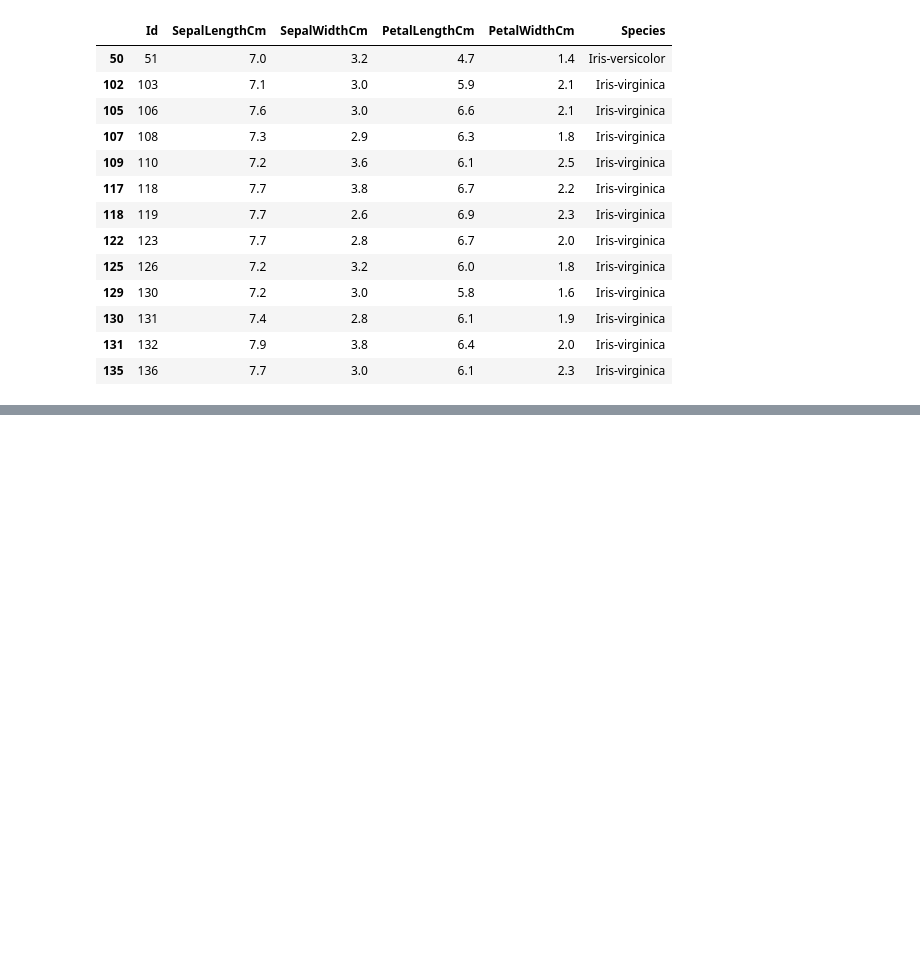
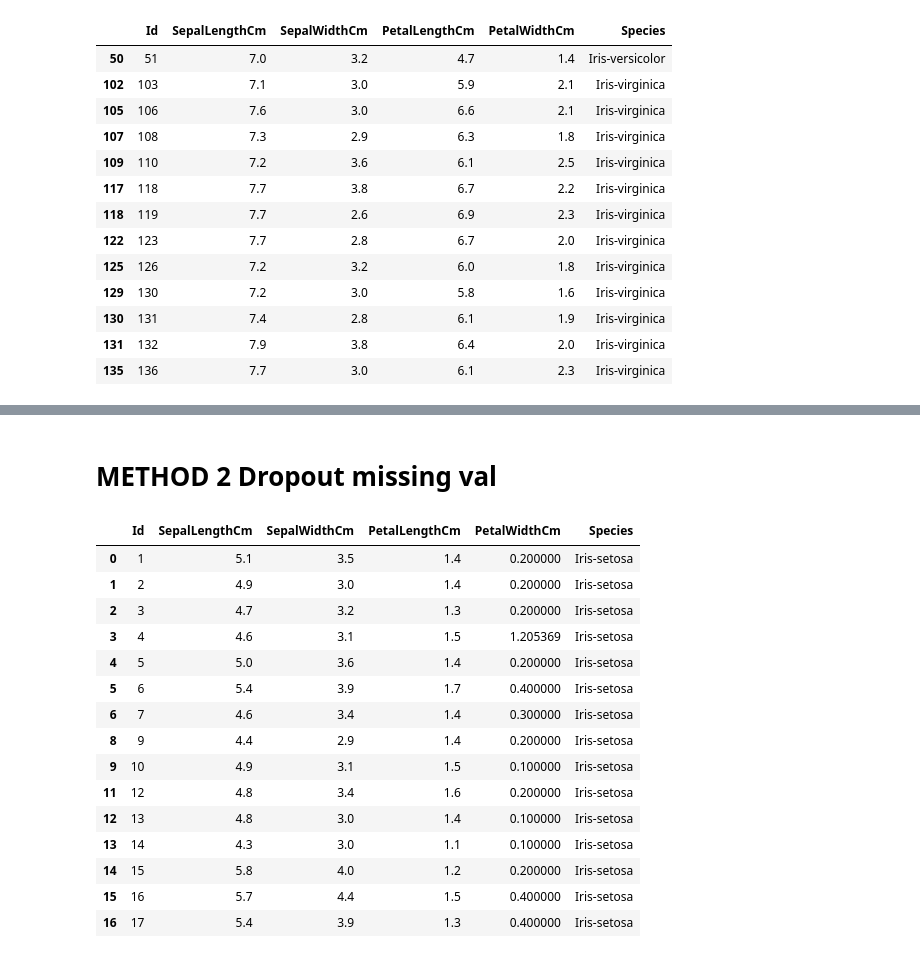
Before and after one commit to AmmaraYounas/Data_Analysis_Practice, a Jupyter notebook: Pandas_libraries.ipynb, the cells around one changed output, grey strips where cells are left out. Saved outputs shown, nothing was run; the diff lists cells and outputs as text; code cells hidden in the pictures; blank space fills up the shorter version.

```diff
--- a/Pandas_libraries.ipynb
+++ b/Pandas_libraries.ipynb
@@ -160,0 +268,4 @@ df[df['SepalLengthCm']>=7.0]
+# %%
+
+###df["PetalWidthCm"]=df["PetalWidthCm"].fillna(df["PetalWidthCm"].mean())### first method
+df["PetalWidthCm"].fillna(df["PetalWidthCm"].mean(),inplace=True) # """ with inplace=true"""
@@ -160,0 +281,23 @@ df[df['SepalLengthCm']>=7.0]
+# %% [markdown]
+# METHOD 2   Dropout missing val
+# %%
+df.dropna(inplace=True)
+# %%
+df.head(15)
+# %% [output]
+|  | Id | SepalLengthCm | SepalWidthCm | PetalLengthCm | PetalWidthCm | Species |
+| 0 | 1 | 5.1 | 3.5 | 1.4 | 0.200000 | Iris-setosa |
+| 1 | 2 | 4.9 | 3.0 | 1.4 | 0.200000 | Iris-setosa |
+| 2 | 3 | 4.7 | 3.2 | 1.3 | 0.200000 | Iris-setosa |
+| 3 | 4 | 4.6 | 3.1 | 1.5 | 1.205369 | Iris-setosa |
+| 4 | 5 | 5.0 | 3.6 | 1.4 | 0.200000 | Iris-setosa |
+| 5 | 6 | 5.4 | 3.9 | 1.7 | 0.400000 | Iris-setosa |
+| 6 | 7 | 4.6 | 3.4 | 1.4 | 0.300000 | Iris-setosa |
+| 8 | 9 | 4.4 | 2.9 | 1.4 | 0.200000 | Iris-setosa |
+| 9 | 10 | 4.9 | 3.1 | 1.5 | 0.100000 | Iris-setosa |
+| 11 | 12 | 4.8 | 3.4 | 1.6 | 0.200000 | Iris-setosa |
+| 12 | 13 | 4.8 | 3.0 | 1.4 | 0.100000 | Iris-setosa |
+| 13 | 14 | 4.3 | 3.0 | 1.1 | 0.100000 | Iris-setosa |
+| 14 | 15 | 5.8 | 4.0 | 1.2 | 0.200000 | Iris-setosa |
+| 15 | 16 | 5.7 | 4.4 | 1.5 | 0.400000 | Iris-setosa |
+| 16 | 17 | 5.4 | 3.9 | 1.3 | 0.400000 | Iris-setosa |
```
Also changed, not shown: parts of 32 cells of this notebook.
